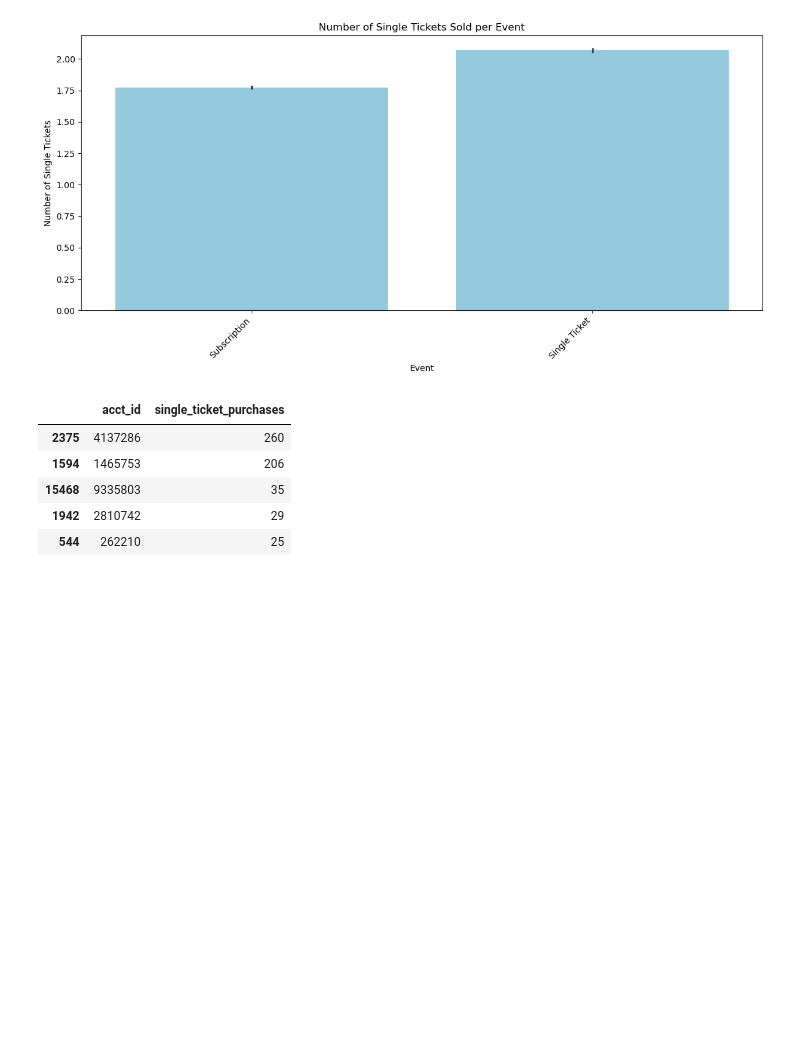
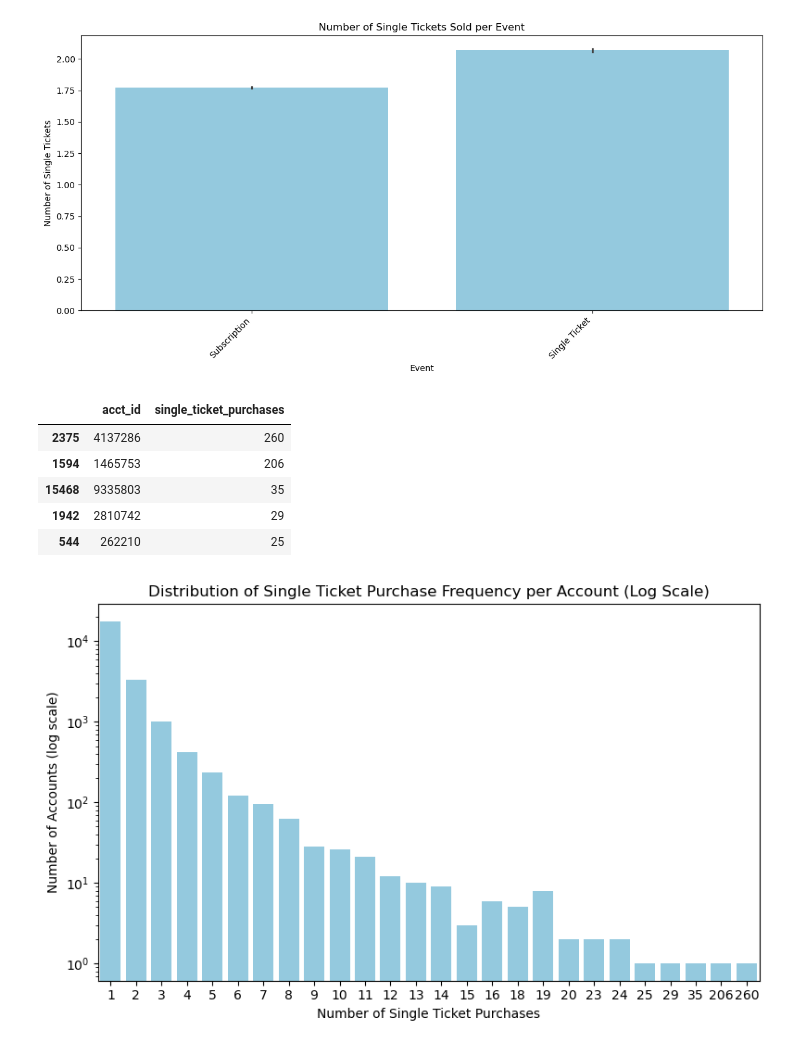
Before and after one commit to gabriela-ilinca/ASO, a Jupyter notebook: geoff_ASO.ipynb, the cells around one changed output. Saved outputs shown, nothing was run; the diff lists cells and outputs as text; code cells hidden in the pictures; blank space fills up the shorter version.

```diff
--- a/geoff_ASO.ipynb
+++ b/geoff_ASO.ipynb
@@ -99,15 +101,22 @@ freq_by_account.head()
 # %%
 import seaborn as sns
 import matplotlib.pyplot as plt
+import numpy as np
 
-# Create a frequency table: how many accounts purchased 1, 2, 3... tickets
+# Frequency table: number of accounts per number of purchases
 freq_counts = freq_by_account['single_ticket_purchases'].value_counts().sort_index()
 
 plt.figure(figsize=(8,5))
 sns.barplot(x=freq_counts.index, y=freq_counts.values, color='skyblue')
-plt.title('Distribution of Single Ticket Purchase Frequency per Account')
+
+plt.title('Distribution of Single Ticket Purchase Frequency per Account (Log Scale)')
 plt.xlabel('Number of Single Ticket Purchases')
-plt.ylabel('Number of Accounts')
-plt.xlim(1, 50)  # limit x-axis if needed
+plt.ylabel('Number of Accounts (log scale)')
+
+# Set y-axis to log scale
+plt.yscale('log')
+
 plt.tight_layout()
 plt.show()
+# %% [output]
+[figure, added]
```
Also changed, not shown: parts of 3 cells of this notebook.
